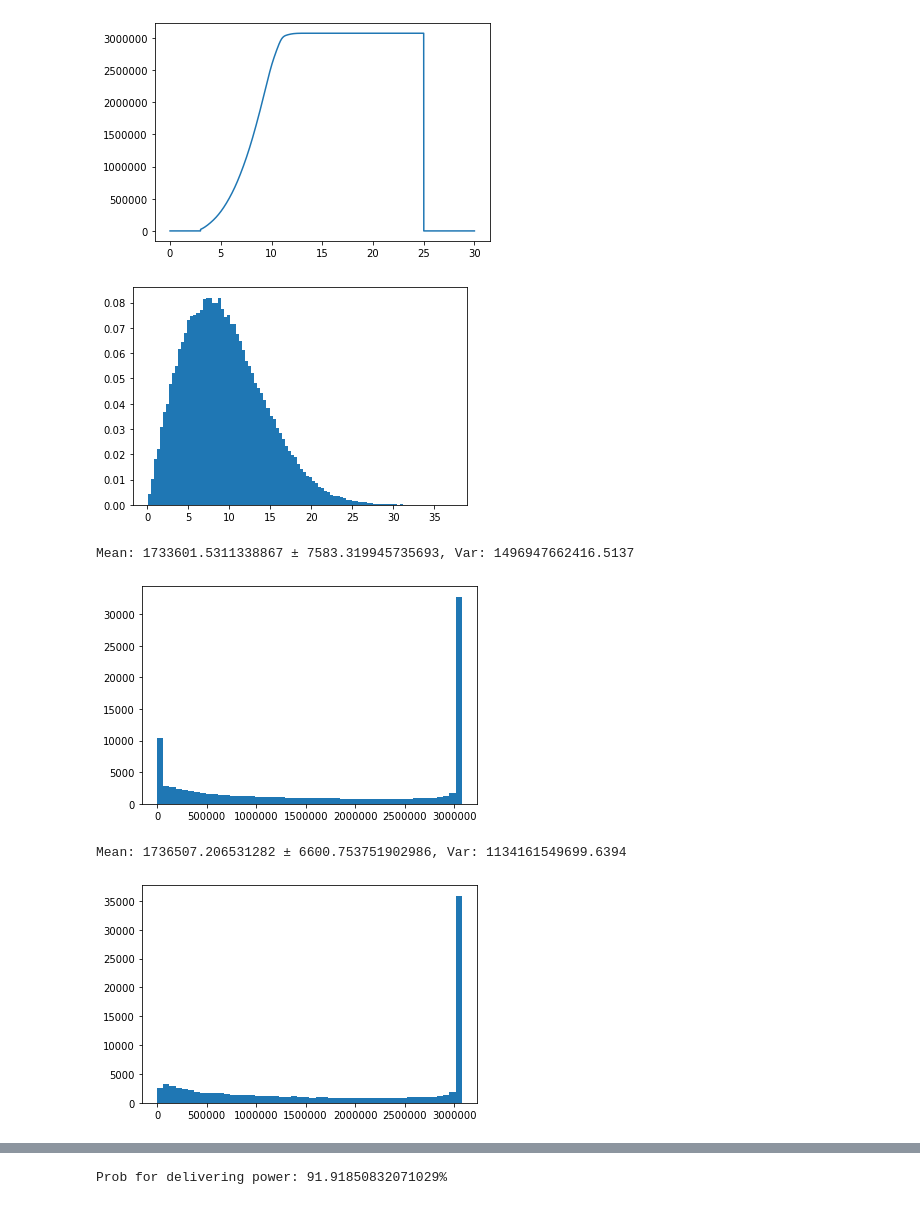
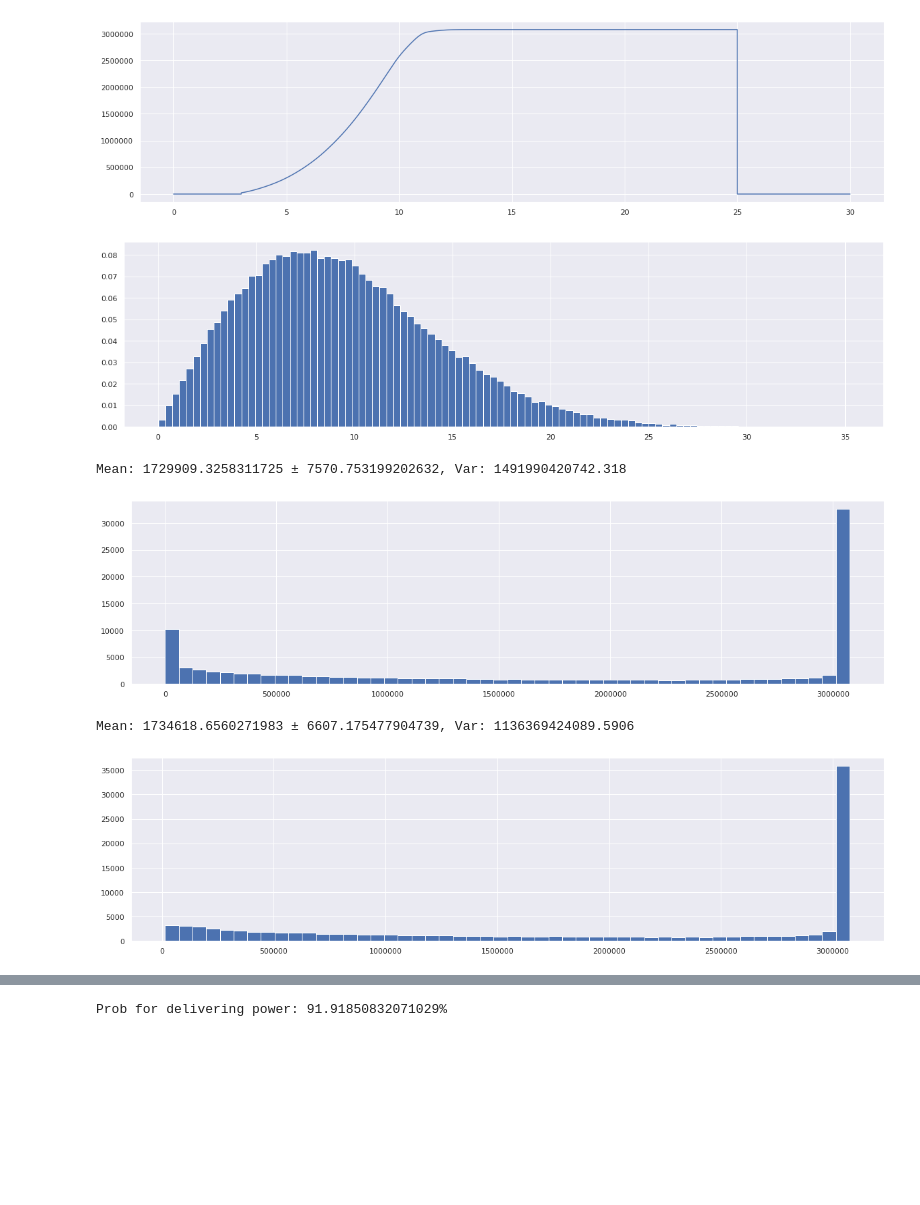
Before and after one commit to sleipner42/LP32020, a Jupyter notebook: monte-carlo/HA 1/Lab 1 Jupyter Notebook.ipynb, the cells around one changed output, grey strips where cells are left out. Saved outputs shown, nothing was run; the diff lists cells and outputs as text; code cells hidden in the pictures; blank space fills up the shorter version.

```diff
--- a/monte-carlo/HA 1/Lab 1 Jupyter Notebook.ipynb
+++ b/monte-carlo/HA 1/Lab 1 Jupyter Notebook.ipynb
@@ -1,22 +1,29 @@
 # %%
 import pandas as pd
 import numpy as np
 import math
 from scipy.stats import weibull_min, invweibull, uniform, norm
 from scipy.interpolate import interp1d
 
 import matplotlib.pyplot as plt
 
+from pylab import rcParams
+
+import seaborn as sns
+sns.set()
+
+rcParams['figure.figsize'] = 20,5
+
 # Create the P function from matlab
 data = np.loadtxt("powermat.csv", delimiter=",")
 x = np.arange(0,30,0.001)
 P = interp1d(x,data, fill_value="extrapolate")
 
 # Creating lambda function allowing faster calculations
 calculate_power = lambda x: P(x)
 _ = plt.plot(x,P(x))
 # %% [output]
-[figure, old version]
+[figure, new version]
 # %%
 # Setting the parameters, this is for january
 param = {
@@ -43,7 +50,7 @@ wind_distribution =  weibull_min(k,loc=0, scale=lam)
 wind = wind_distribution.rvs(size=n)
 _ = plt.hist(wind, bins=100, density=True)
 # %% [output]
-[figure, old version]
+[figure, new version]
 # %%
 # A) Expected amount of power
 
@@ -58,8 +65,8 @@ confidence_interval = 1.96*np.sqrt(var/n)
 
 print(f'Mean: {mean} ± {confidence_interval}, Var: {var}')
 # %% [output]
-Mean: 1733601.5311338867 ± 7583.319945735693, Var: 1496947662416.5137
+Mean: 1729909.3258311725 ± 7570.753199202632, Var: 1491990420742.318
-[figure, old version]
+[figure, new version]
 # %%
 # A) Expected amount of power, truncated version
 
@@ -87,8 +94,8 @@ confidence_intervall = 1.96*np.sqrt(var/n)
 
 print(f'Mean: {mean} ± {confidence_intervall}, Var: {var}')
 # %% [output]
-Mean: 1736507.206531282 ± 6600.753751902986, Var: 1134161549699.6394
+Mean: 1734618.6560271983 ± 6607.175477904739, Var: 1136369424089.5906
-[figure, old version]
+[figure, new version]
 # %%
 x = np.linspace(0,30, num=n)
 
```
Also changed, not shown: parts of 9 cells of this notebook, 1 other file.
